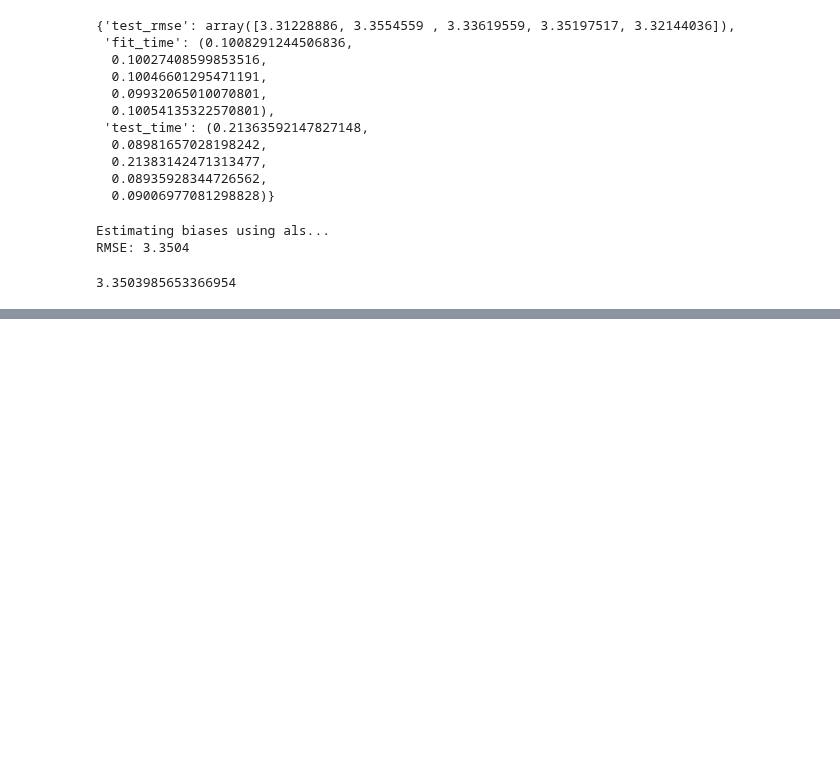
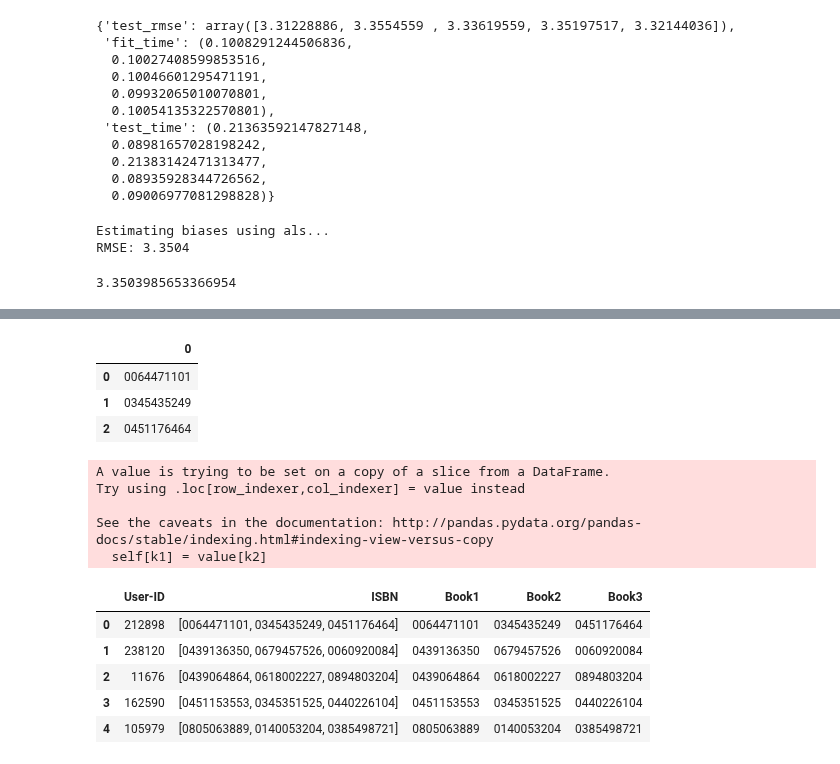
Before and after one commit to mpayumo/book-recommender-model, a Jupyter notebook: 3-book-recommender-best.ipynb, the cells around one changed output, grey strips where cells are left out. Saved outputs shown, nothing was run; the diff lists cells and outputs as text; code cells hidden in the pictures; blank space fills up the shorter version.

```diff
--- a/3-book-recommender-best.ipynb
+++ b/3-book-recommender-best.ipynb
@@ -258,0 +394,5 @@ df_pred.head()
+# %%
+book_list_df.rename(columns={0:'uid', 1:'iid'}, inplace=True)
+# %%
+book_list_df.rename(columns={'uid':'User-ID', 'iid':'ISBN'},inplace=True)
+book_list_df.head()
@@ -258,0 +406,27 @@ df_pred.head()
+# %%
+test_df = pd.DataFrame(book_list_df['ISBN'].values.tolist()[0])
+test_df.head()
+# %% [output]
+|  | 0 |
+| 0 | 0064471101 |
+| 1 | 0345435249 |
+| 2 | 0451176464 |
+# %%
+first_five = book_list_df.head()
+# %%
+first_five[['Book1', 'Book2','Book3']] = pd.DataFrame(first_five.ISBN.values.tolist(), index=first_five.index)
+# %% [output]
+A value is trying to be set on a copy of a slice from a DataFrame.
+Try using .loc[row_indexer,col_indexer] = value instead
+
+See the caveats in the documentation: http://pandas.pydata.org/pandas-docs/stable/indexing.html#indexing-view-versus-copy
+  self[k1] = value[k2]
+# %%
+first_five
+# %% [output]
+|  | User-ID | ISBN | Book1 | Book2 | Book3 |
+| 0 | 212898 | [0064471101, 0345435249, 0451176464] | 0064471101 | 0345435249 | 0451176464 |
+| 1 | 238120 | [0439136350, 0679457526, 0060920084] | 0439136350 | 0679457526 | 0060920084 |
+| 2 | 11676 | [0439064864, 0618002227, 0894803204] | 0439064864 | 0618002227 | 0894803204 |
+| 3 | 162590 | [0451153553, 0345351525, 0440226104] | 0451153553 | 0345351525 | 0440226104 |
+| 4 | 105979 | [0805063889, 0140053204, 0385498721] | 0805063889 | 0140053204 | 0385498721 |
```
Also changed, not shown: parts of 18 cells of this notebook, 3 other files.
